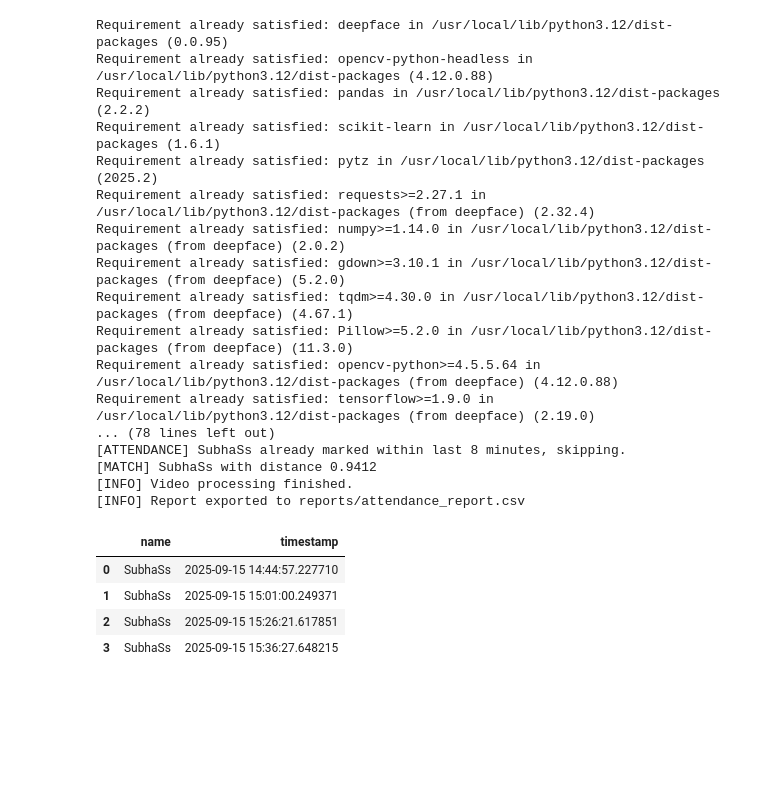
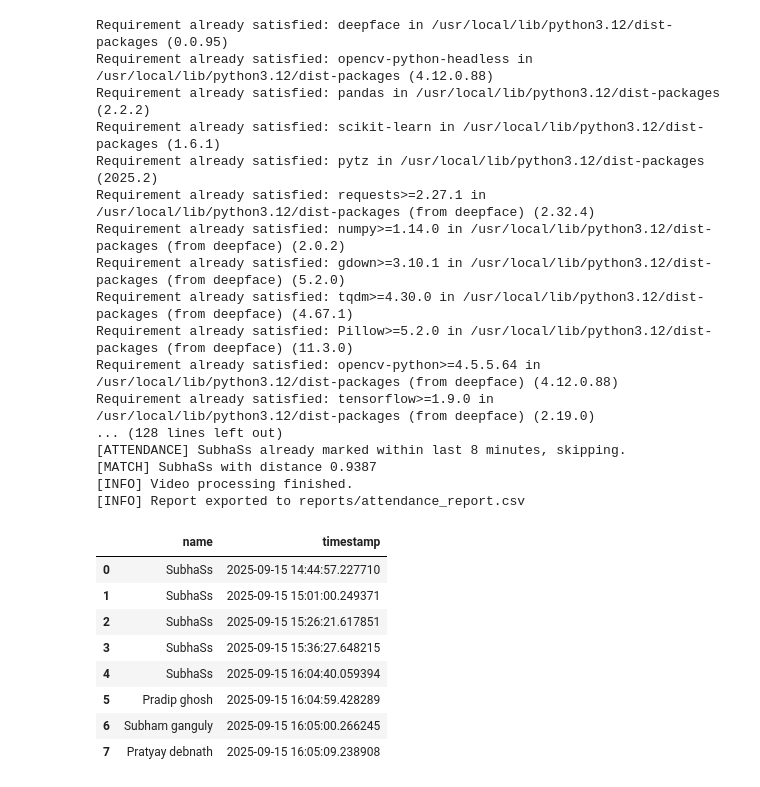
Before and after one commit to SB24-28-48-ss/Face_Recogn_demo, a Jupyter notebook: final.ipynb, the cells around one changed output. Drawn from its saved outputs; the diff is of its cells as text; code cells hidden in the pictures; blank space fills up the shorter version.

```diff
--- a/final.ipynb
+++ b/final.ipynb
@@ -92,7 +92,7 @@ def mark_attendance(name):
     conn.close()
 
 
-    # ----------------- RECOGNITION -----------------
+# ----------------- RECOGNITION -----------------
 def recognize_from_video(video_path, threshold=1.2):
     conn = sqlite3.connect("attendance.db")
     c = conn.cursor()
@@ -151,9 +151,12 @@ def recognize_from_video(video_path, threshold=1.2):
                             min_dist = dist
                             best_match = db_name
 
-                    if best_match and min_dist < threshold:   # ✅ now use 0.8–1.5
+                    # ✅ Only mark attendance if below threshold
+                    if best_match and min_dist < threshold:
                         mark_attendance(best_match)
                         print(f"[MATCH] {best_match} with distance {min_dist:.4f}")
+                    else:
+                        print(f"[NO MATCH] Distance = {min_dist:.4f} (above threshold)")
 
         except Exception as e:
             print(f"[ERROR] Frame {frame_count} failed: {e}")
@@ -161,6 +164,7 @@ def recognize_from_video(video_path, threshold=1.2):
     cap.release()
     conn.close()
     print("[INFO] Video processing finished.")
+
 
 
 # ----------------- EXPORT REPORT -----------------
@@ -177,33 +181,37 @@ def export_report():
     print(f"[INFO] Report exported to {report_path}")
     display(df)
 
 # ----------------- MAIN -----------------
 if __name__ == "__main__":
     init_db()
     enroll_all_from_folder("/content/drive/MyDrive/Photo")   # 📂 Your photo folder path
-    video_file_path = "/content/drive/MyDrive/Video/VID_20250912_002956901.mp4"   # 🎥 Your video path
+    video_file_path = "/content/drive/MyDrive/Video/fest.mp4"   # 🎥 Your video path
     recognize_from_video(video_file_path)
     export_report()
 # %% [output]
 Requirement already satisfied: deepface in /usr/local/lib/python3.12/dist-packages (0.0.95)
 Requirement already satisfied: opencv-python-headless in /usr/local/lib/python3.12/dist-packages (4.12.0.88)
 Requirement already satisfied: pandas in /usr/local/lib/python3.12/dist-packages (2.2.2)
 Requirement already satisfied: scikit-learn in /usr/local/lib/python3.12/dist-packages (1.6.1)
 Requirement already satisfied: pytz in /usr/local/lib/python3.12/dist-packages (2025.2)
 Requirement already satisfied: requests>=2.27.1 in /usr/local/lib/python3.12/dist-packages (from deepface) (2.32.4)
 Requirement already satisfied: numpy>=1.14.0 in /usr/local/lib/python3.12/dist-packages (from deepface) (2.0.2)
 Requirement already satisfied: gdown>=3.10.1 in /usr/local/lib/python3.12/dist-packages (from deepface) (5.2.0)
 Requirement already satisfied: tqdm>=4.30.0 in /usr/local/lib/python3.12/dist-packages (from deepface) (4.67.1)
 Requirement already satisfied: Pillow>=5.2.0 in /usr/local/lib/python3.12/dist-packages (from deepface) (11.3.0)
 Requirement already satisfied: opencv-python>=4.5.5.64 in /usr/local/lib/python3.12/dist-packages (from deepface) (4.12.0.88)
 Requirement already satisfied: tensorflow>=1.9.0 in /usr/local/lib/python3.12/dist-packages (from deepface) (2.19.0)
-... (78 lines left out)
+... (128 lines left out)
 [ATTENDANCE] SubhaSs already marked within last 8 minutes, skipping.
-[MATCH] SubhaSs with distance 0.9412
+[MATCH] SubhaSs with distance 0.9387
 [INFO] Video processing finished.
 [INFO] Report exported to reports/attendance_report.csv
 |  | name | timestamp |
 | 0 | SubhaSs | 2025-09-15 14:44:57.227710 |
 | 1 | SubhaSs | 2025-09-15 15:01:00.249371 |
 | 2 | SubhaSs | 2025-09-15 15:26:21.617851 |
 | 3 | SubhaSs | 2025-09-15 15:36:27.648215 |
+| 4 | SubhaSs | 2025-09-15 16:04:40.059394 |
+| 5 | Pradip ghosh | 2025-09-15 16:04:59.428289 |
+| 6 | Subham ganguly | 2025-09-15 16:05:00.266245 |
+| 7 | Pratyay debnath | 2025-09-15 16:05:09.238908 |
```
